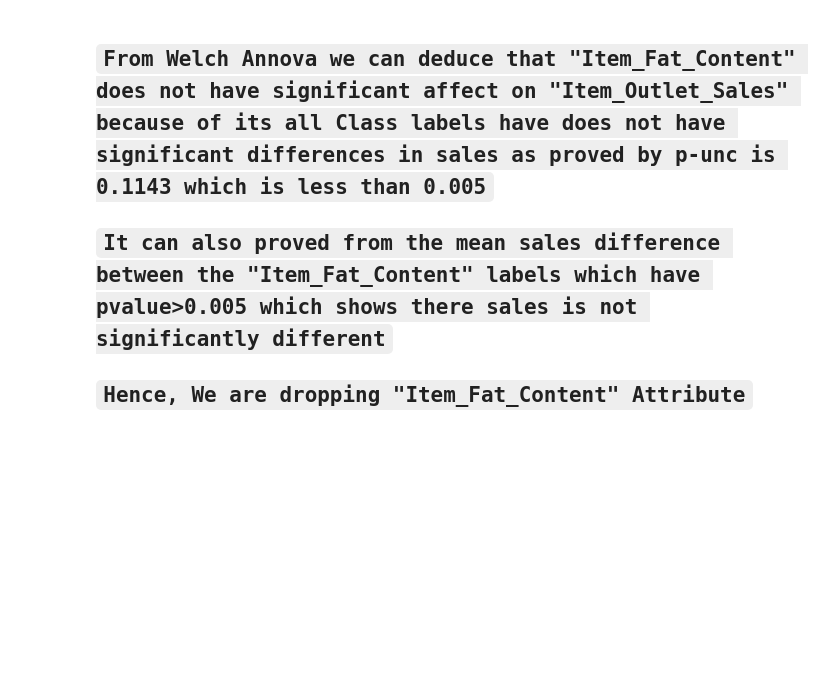
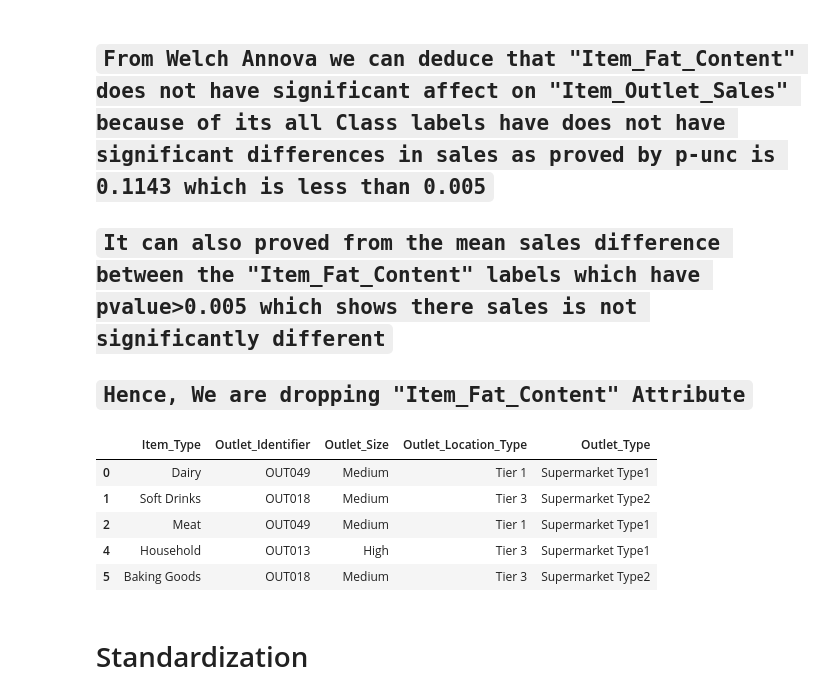
Before and after one commit to Gourav052003/Data-Driven-Sales-Forecasting-for-Big-Mart-Retail-Outlets, a Jupyter notebook: Big-Mart-Sales-Prediction.ipynb, the cells around one changed output. Cells and saved outputs as stored; diff of their text form; code cells hidden in the pictures; blank space fills up the shorter version.

```diff
--- a/Big-Mart-Sales-Prediction.ipynb
+++ b/Big-Mart-Sales-Prediction.ipynb
@@ -586,3 +586,15 @@ pg.pairwise_gameshowell(dv="Item_Outlet_Sales", between="Item_Fat_Content",data
 ## `It can also proved from the mean sales difference between the "Item_Fat_Content" labels which have pvalue>0.005 which shows there sales is not significantly different`
 
 ## `Hence, We are dropping "Item_Fat_Content" Attribute`
+# %%
+object_attributes.drop("Item_Fat_Content",axis = 1,inplace=True)
+object_attributes.head()
+# %% [output]
+|  | Item_Type | Outlet_Identifier | Outlet_Size | Outlet_Location_Type | Outlet_Type |
+| 0 | Dairy | OUT049 | Medium | Tier 1 | Supermarket Type1 |
+| 1 | Soft Drinks | OUT018 | Medium | Tier 3 | Supermarket Type2 |
+| 2 | Meat | OUT049 | Medium | Tier 1 | Supermarket Type1 |
+| 4 | Household | OUT013 | High | Tier 3 | Supermarket Type1 |
+| 5 | Baking Goods | OUT018 | Medium | Tier 3 | Supermarket Type2 |
+# %% [markdown]
+# Standardization
```
Also changed, not shown: parts of 10 cells of this notebook, 1 other file.
